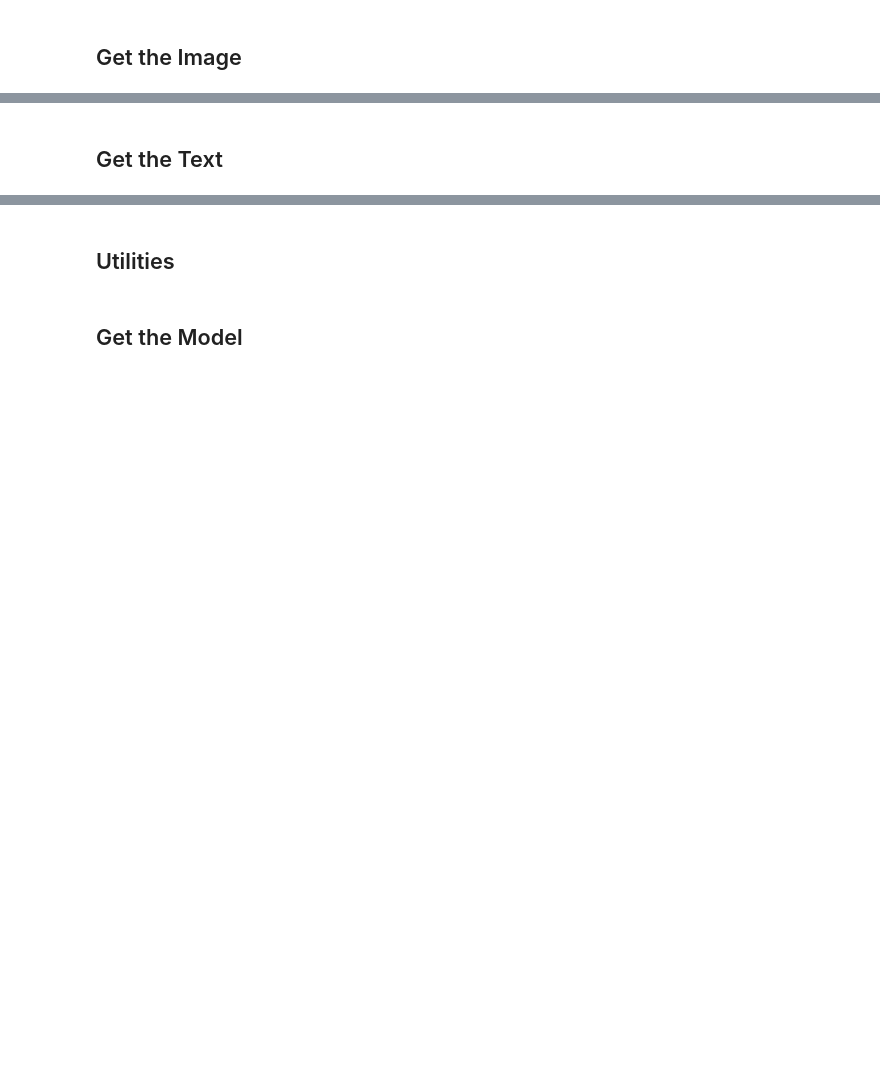
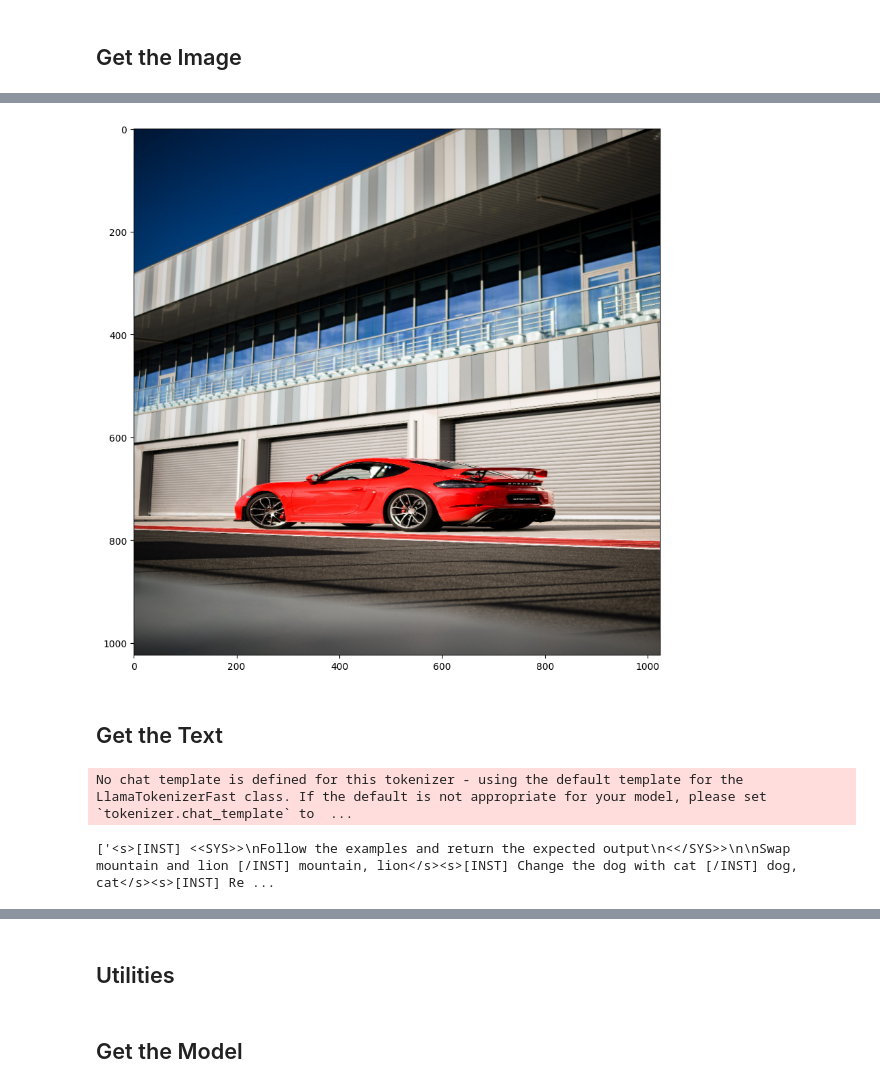
Before and after one commit to ritwikraha/Open-Generative-Fill, a Jupyter notebook: imagediting_through_text.ipynb, the cells around one changed output, grey strips where cells are left out. Drawn from its saved outputs; the diff is of its cells as text; code cells hidden in the pictures; blank space fills up the shorter version.

Commit message:
chore: adding keyword extraction using Nous-LLama-7B

```diff
--- a/imagediting_through_text.ipynb
+++ b/imagediting_through_text.ipynb
@@ -41,7 +48,7 @@ IMAGE_SIZE = (1024, 1024)
 # %% [markdown]
 ## Get the Image
 # %%
-image_url = "https://storage.googleapis.com/keras-cv/test-images/mountain-dog.jpeg"
+image_url = "https://i.imgur.com/7zWdoN1.jpg"
 filepath = keras.utils.get_file(origin=image_url)
 image = np.array(keras.utils.load_img(filepath))
 image = ops.convert_to_numpy(ops.image.resize(image[None, ...], IMAGE_SIZE)[0])
@@ -50,3 +57,4 @@ plt.figure(figsize=(10, 10))
 plt.imshow(image / 255.0)
 plt.axis("on")
 plt.show()
+# %% [output]
@@ -53,3 +63,4 @@ plt.show()
+[figure, added]
 # %% [markdown]
 ## Get the Text
 # %%
@@ -63,10 +74,16 @@ input_prompt = "" # @param {type:"string"}
 # %%
 messages = [
-    {"role": "system", "content": "Find the objects that are swapped"},
+    {"role": "system", "content": "Follow the examples and return the expected output"},
     {"role": "user", "content": "Swap mountain and lion"},  # example 1
     {"role": "assistant", "content": "mountain, lion"},  # example 1
     {"role": "user", "content": "Change the dog with cat"},  # example 2
     {"role": "assistant", "content": "dog, cat"},  # example 2
+    {"role": "user", "content": "Replace X with Y"},  # example 3
+    {"role": "assistant", "content": "X, Y"},  # example 3
+    {"role": "user", "content": "Change the background with a forest"},  # example 4
+    {"role": "assistant", "content": "background, forest"},  # example 4
+    {"role": "user", "content": "Change man with a cartoon"},  # example 5
+    {"role": "assistant", "content": "man, cartoon"},  # example 5
     {"role": "user", "content": input_prompt}
 ]
 
@@ -74,6 +91,12 @@ input_ids = tokenizer.apply_chat_template(messages, return_tensors="pt")
 
 generated_ids = model.generate(input_ids.to(device), max_new_tokens=1000, do_sample=True)
 outputs = tokenizer.batch_decode(generated_ids)
+# %% [output]
+No chat template is defined for this tokenizer - using the default template for the LlamaTokenizerFast class. If the default is not appropriate for your model, please set `tokenizer.chat_template` to  ...
+# %%
+outputs
+# %% [output]
+['<s>[INST] <<SYS>>\nFollow the examples and return the expected output\n<</SYS>>\n\nSwap mountain and lion [/INST] mountain, lion</s><s>[INST] Change the dog with cat [/INST] dog, cat</s><s>[INST] Re ...
 # %%
 data = outputs[0].split("[/INST]")[-1].split("</s>")[0].split(",")
 target_object = data[0].strip()  # Remove leading/trailing spaces
```
Also changed, not shown: parts of 11 cells of this notebook.
